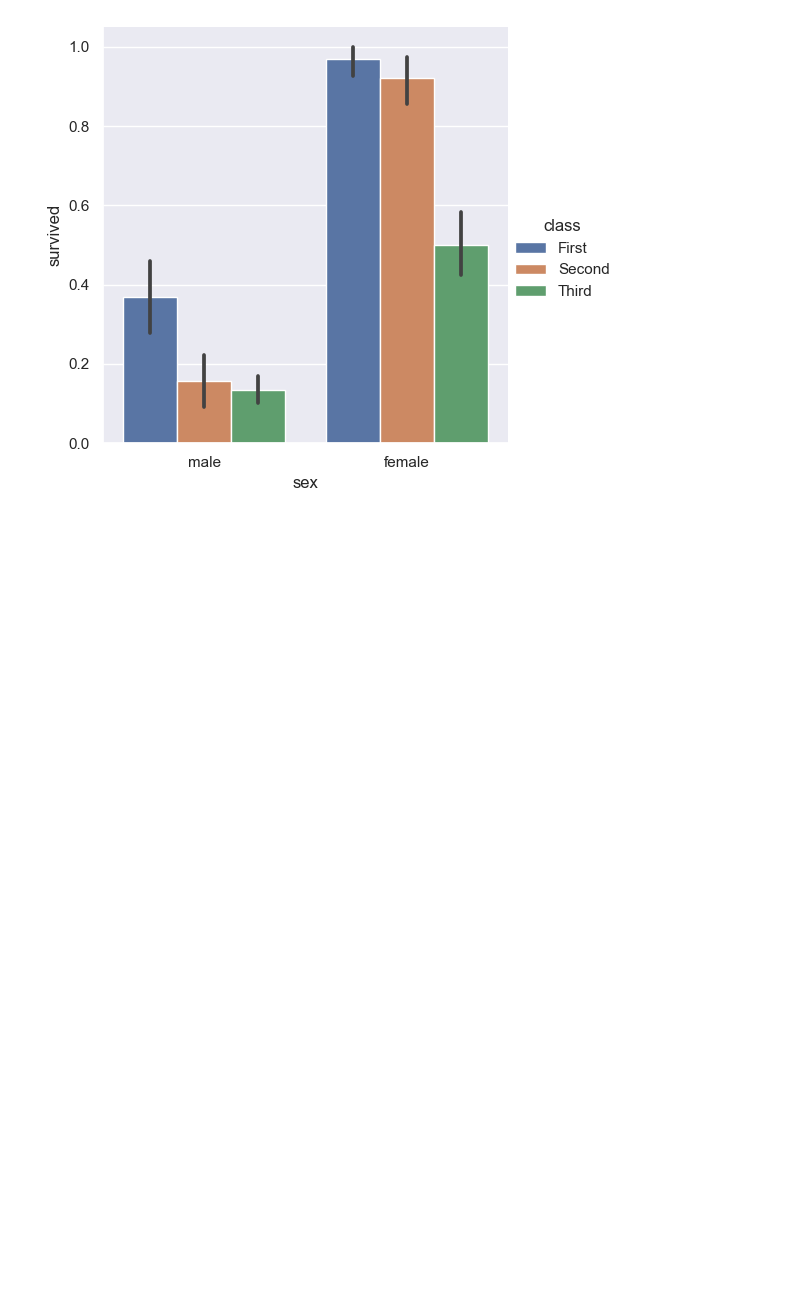
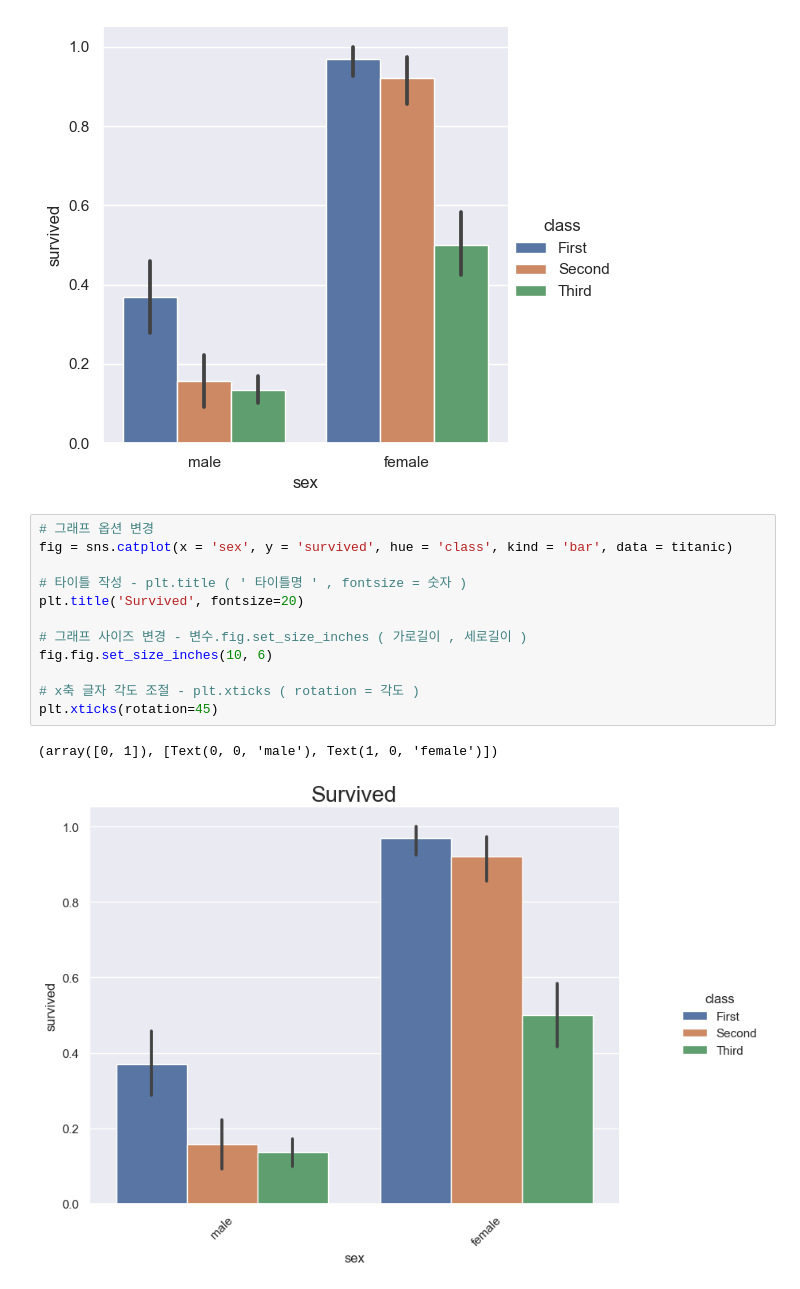
Before and after one commit to HyeongSeok-Park/Seaborn_Study, a Jupyter notebook: Seaborn_Study_01.ipynb, the cells around one changed output. Saved outputs shown, nothing was run; the diff lists cells and outputs as text; blank space fills up the shorter version.

```diff
--- a/Seaborn_Study_01.ipynb
+++ b/Seaborn_Study_01.ipynb
@@ -251,3 +251,18 @@ sns.catplot(x = 'sex', y = 'survived', hue = 'class', kind = 'bar', data = titan
 # %% [output]
 <seaborn.axisgrid.FacetGrid at 0x...>
 [figure]
+# %%
+# 그래프 옵션 변경
+fig = sns.catplot(x = 'sex', y = 'survived', hue = 'class', kind = 'bar', data = titanic)
+
+# 타이틀 작성 - plt.title ( ' 타이틀명 ' , fontsize = 숫자 )
+plt.title('Survived', fontsize=20)
+
+# 그래프 사이즈 변경 - 변수.fig.set_size_inches ( 가로길이 , 세로길이 )
+fig.fig.set_size_inches(10, 6)
+
+# x축 글자 각도 조절 - plt.xticks ( rotation = 각도 )
+plt.xticks(rotation=45)
+# %% [output]
+(array([0, 1]), [Text(0, 0, 'male'), Text(1, 0, 'female')])
+[figure, added]
```
